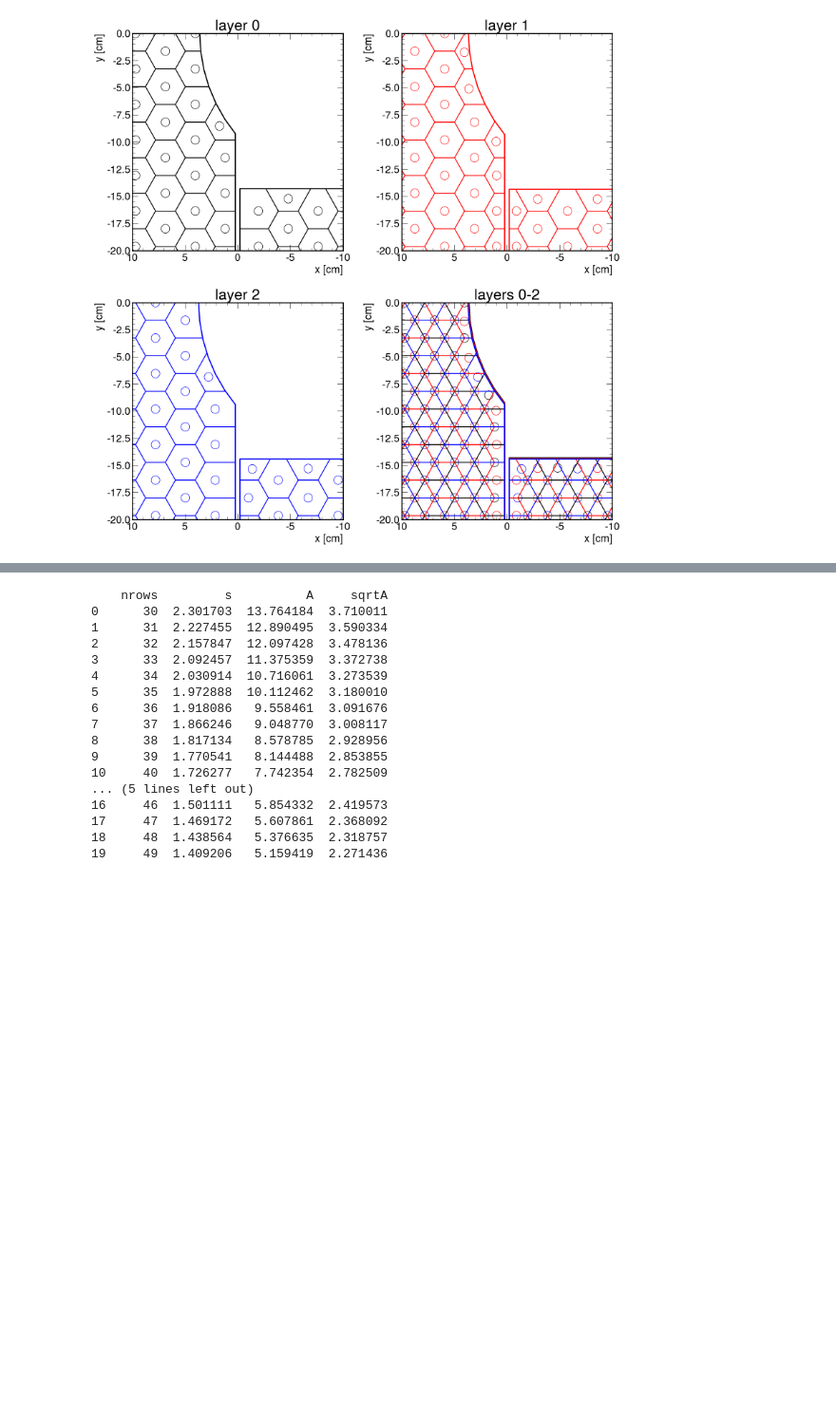
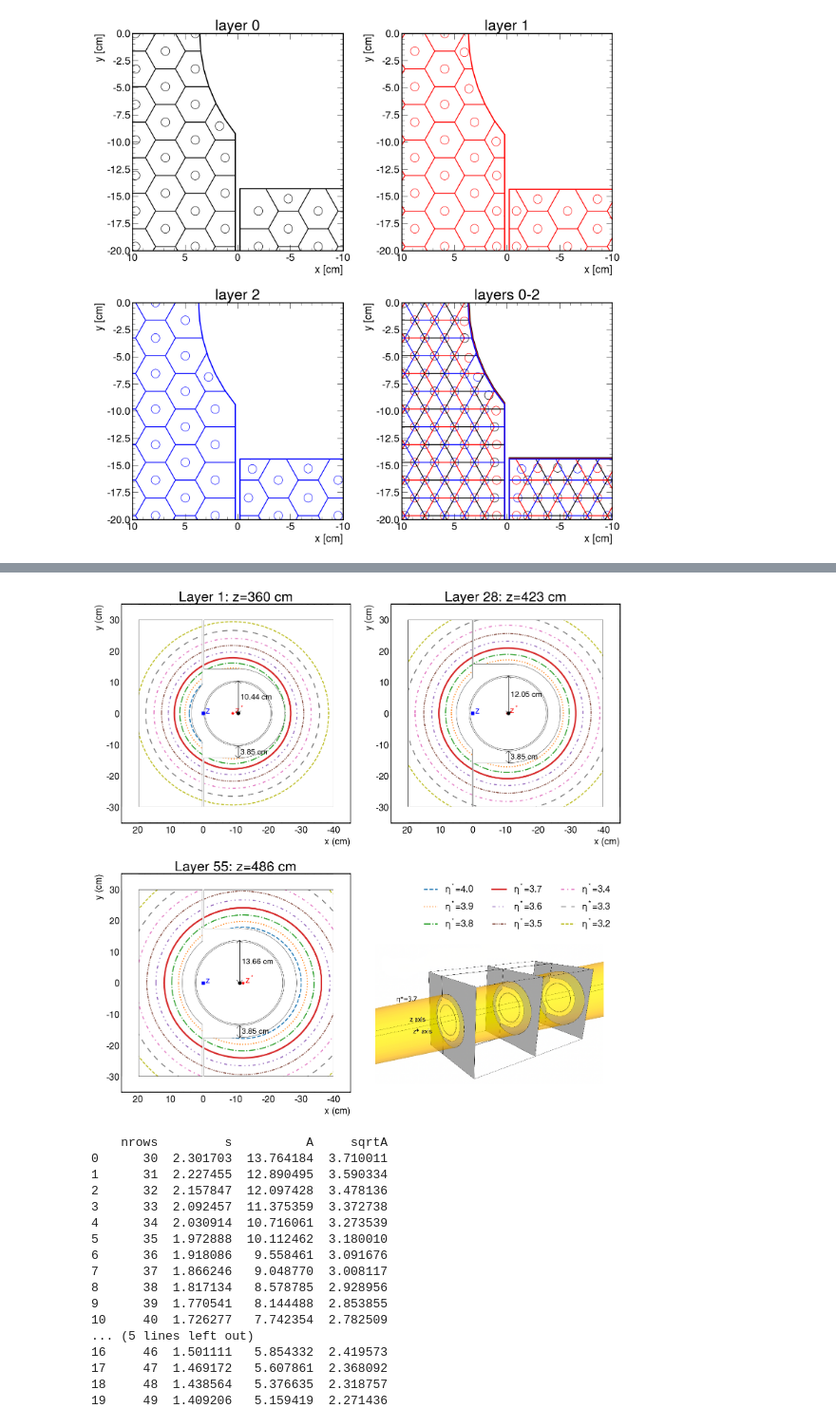
Before and after one commit to sebouh137/staggered_tesselations, a Jupyter notebook: GenerateLayers.ipynb, the cells around one changed output, grey strips where cells are left out. Shown at 95% size. Saved outputs shown, nothing was run; the diff lists cells and outputs as text; code cells hidden in the pictures; blank space fills up the shorter version.

```diff
--- a/GenerateLayers.ipynb
+++ b/GenerateLayers.ipynb
@@ -11,17 +11,8 @@ plt.rcParams['figure.facecolor']='white'
 plt.rcParams['savefig.facecolor']='white'
 plt.rcParams['savefig.bbox']='tight'
 # %%
-hcal_start_z=359.6
-
-class beampipe:
-    def holeX(self, layer):
-        z=hcal_start_z+layer*2.34
-        return -9.923+(z-122.864)*(-11.252+9.923)/(522.664-122.864)
-    def holeR(self, layer):
-        z=hcal_start_z+layer*2.34
-        clearance=3.85
-        return clearance+4.403+(z-122.864)*(14.592-4.403)/(522.664-122.864)
-beampipe0=beampipe()
+import beampipe_parameters
+beampipe0=beampipe_parameters.Beampipe()
 # %%
 def layer_boundaries(layer=0, side="L", beampipe=beampipe0):
 
@@ -457,3 +563,46 @@ for layer, side in all_layers:
+# %%
+import matplotlib.image as mpimg
+from matplotlib.offsetbox import TextArea, DrawingArea, OffsetImage, AnnotationBbox
+
+fig, axs= plt.subplots(2, 2, figsize=(15, 15), sharex=True, sharey=True)
+axs[0][0].set_ylim(-35, 35)
+axs[0][0].set_xlim(-45, 25)
+
+beampipe=beampipe0
+
+for i, layer in enumerate((0, 27, 54, -1)):
+    plt.sca(axs[i//2][i%2])
+    eta_plot(layer)
+    if layer != -1:
+        plt.title(f"Layer {layer+1}: z={beampipe.getZ(layer):.0f} cm", fontsize=27)
+        #draw_hexagons(layer, hexArea[layer], alpha=0.2)
+        draw_mask(layer)
+        plt.xlabel("x (cm)", fontsize=18)
+        plt.ylabel("y (cm)", fontsize=18)
+        plt.gca().invert_xaxis()
+        #plt.text(40, 30, f"clearance={clearance} cm", zorder=100)
+axs[1][1].legend(ncol=3, loc="upper right", framealpha=0, fontsize=18)
+plt.sca(axs[i//2][i%2])
+arr = mpimg.imread('acceptance.png')
+zoom=0.17
+xy=(-5, -10)
+#axs[1][1].set_ylim(0,1)
+#axs[1][1].set_xlim(0,1)
+imagebox = OffsetImage(arr, zoom=zoom,)
+ab = AnnotationBbox(imagebox, xy, frameon=False)
+axs[1][1].add_artist(ab)
+axs[0][1].tick_params(labelbottom=True, labelsize=18)
+axs[0][1].tick_params(labelleft=True, labelsize=18)
+axs[0][0].tick_params(labelbottom=True, labelsize=18)
+axs[1][0].tick_params(labelsize=18)
+axs[1][1].axis('off')
+#outdir="plots"
+#plt.savefig(f"{outdir}/acceptance_{clearance}cm_clearance.pdf")
+#plt.savefig(f"{outdir}/acceptance_{clearance}cm_clearance.png")
+plt.tight_layout()
+plt.show()
+# %% [output]
+[figure, added]
 # %%
 # If we want the height of the detector to be a multiple of one row height, or s*sqrt(3)/2
 # then s should be h_det/(N*sqrt(3)/2) for an integer N.
```
Also changed, not shown: parts of 9 cells of this notebook, 1 other file.
